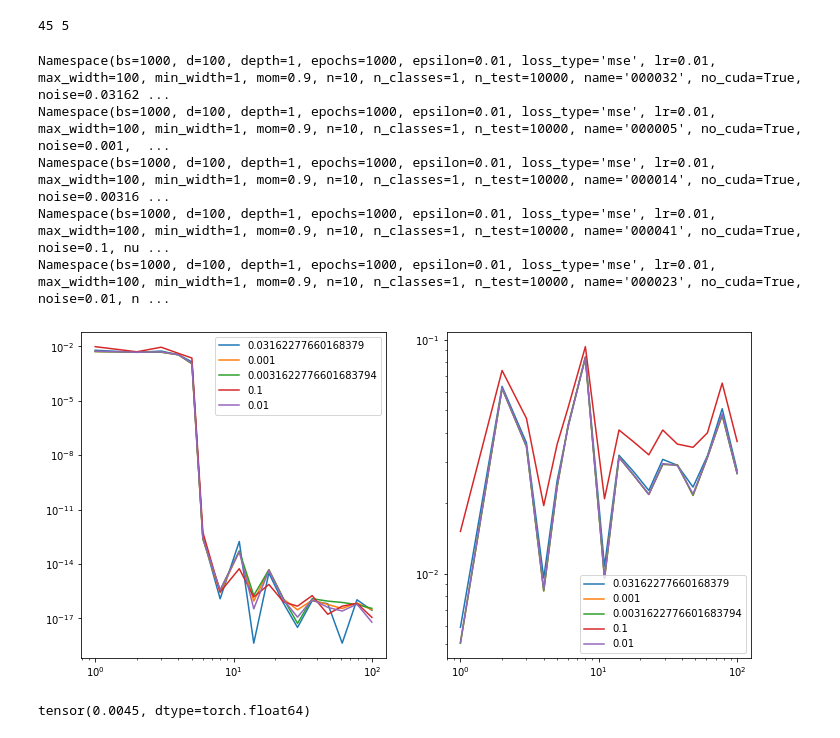
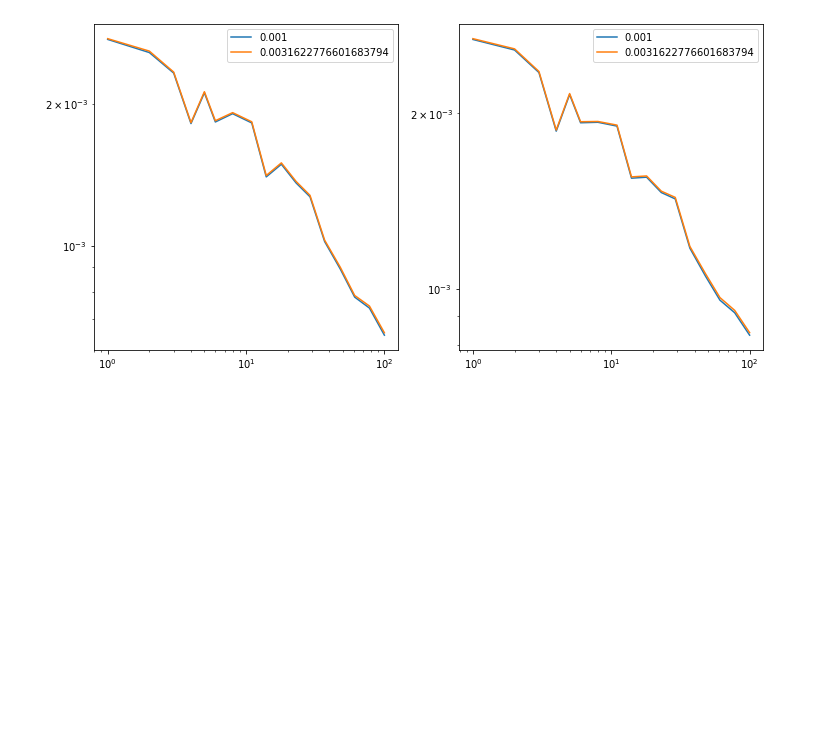
Before and after one commit to sdascoli/dd-vs-u, a Jupyter notebook: analysis.ipynb, the cells around one changed output. Drawn from its saved outputs; the diff is of its cells as text; code cells hidden in the pictures; blank space fills up the shorter version.

```diff
--- a/analysis.ipynb
+++ b/analysis.ipynb
@@ -13,6 +17,33 @@ runs = []
 for file in glob.glob(last + '*.pyT'):
     runs.append(torch.load(file))
 
+constraints = {}
+#constraints['test_noise'] = True
+#constraints['d'] = 10
+#constraints['n'] = 1000
+constraints['loss_type'] = 'linear_hinge'
+#constraints['seed'] = 0
+
+selected_runs = []
+for irun, run in enumerate(runs):
+    keep = True
+    for k,v in constraints.items():
+        if getattr(run['args'],k) != v:
+            keep = False
+            break
+    if keep:
+        selected_runs.append(run)
+
+runs_grouped = defaultdict(list)
+for run in selected_runs:
+    args = run['args'].__dict__
+    del(args['seed'])
+    del(args['name'])
+    args = str(args.values())
+    runs_grouped[args].append(run)
+
+print(len(runs),len(selected_runs), len(runs_grouped))
+
 params = torch.load(last+'params.pkl')
 params
 # %% [output]
@@ -27,51 +59,16 @@ params
-# %%
-constraints = {}
-#constraints['test_noise'] = True
-constraints['d'] = 100
-constraints['n'] = 10
-#constraints['loss_type'] = 'mse'
-
-selected_runs = []
-for irun, run in enumerate(runs):
-    keep = True
-    for k,v in constraints.items():
-        if getattr(run['args'],k) != v:
-            keep = False
-            break
-    if keep:
-        selected_runs.append(run)
-print(len(runs),len(selected_runs))
-# %% [output]
-45 5
 # %%
 fig, axarr = plt.subplots(1,2, figsize=(12,6))
-for run in selected_runs:
-    args = run['args']
-    print(args)
-    widths = run['widths']
-    train_losses = run['train_loss']
-    test_losses = run['test_loss']
+
+for group in runs_grouped.values():
+    args = group[0]['args']
+    widths = group[0]['widths']
+    train_losses = np.mean(np.array([run['train_loss'] for run in group]), axis=0)
+    test_losses =  np.mean(np.array([run['test_loss'] for run in group]), axis=0)
     axarr[0].plot(widths, train_losses,label=args.noise)
     axarr[1].plot(widths, test_losses ,label=args.noise)
 for ax in axarr:
     ax.set_xscale('log')
     ax.set_yscale('log')
     ax.legend()
 # %% [output]
-Namespace(bs=1000, d=100, depth=1, epochs=1000, epsilon=0.01, loss_type='mse', lr=0.01, max_width=100, min_width=1, mom=0.9, n=10, n_classes=1, n_test=10000, name='000032', no_cuda=True, noise=0.03162 ...
-Namespace(bs=1000, d=100, depth=1, epochs=1000, epsilon=0.01, loss_type='mse', lr=0.01, max_width=100, min_width=1, mom=0.9, n=10, n_classes=1, n_test=10000, name='000005', no_cuda=True, noise=0.001,  ...
-Namespace(bs=1000, d=100, depth=1, epochs=1000, epsilon=0.01, loss_type='mse', lr=0.01, max_width=100, min_width=1, mom=0.9, n=10, n_classes=1, n_test=10000, name='000014', no_cuda=True, noise=0.00316 ...
-Namespace(bs=1000, d=100, depth=1, epochs=1000, epsilon=0.01, loss_type='mse', lr=0.01, max_width=100, min_width=1, mom=0.9, n=10, n_classes=1, n_test=10000, name='000041', no_cuda=True, noise=0.1, nu ...
-Namespace(bs=1000, d=100, depth=1, epochs=1000, epsilon=0.01, loss_type='mse', lr=0.01, max_width=100, min_width=1, mom=0.9, n=10, n_classes=1, n_test=10000, name='000023', no_cuda=True, noise=0.01, n ...
-[figure, old version]
+[figure, new version]
-# %%
-x = torch.from_numpy(np.linspace(1,10,10))
-y = torch.from_numpy(np.linspace(1.8,10.2,10))
-def hinge_regression(input, target):
-    delta = (x-y).abs()-0.5
-    loss = F.relu(delta)*delta.pow(2)
-    return loss.mean()
-
-hinge_regression(x,y)
-# %% [output]
-tensor(0.0045, dtype=torch.float64)
```
Also changed, not shown: parts of 6 cells of this notebook, 2 other files.
